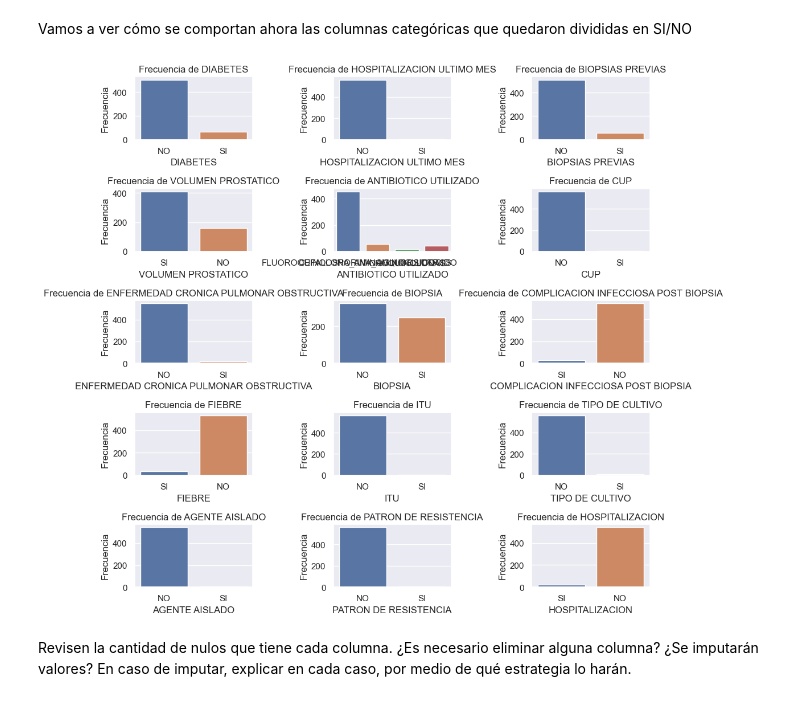
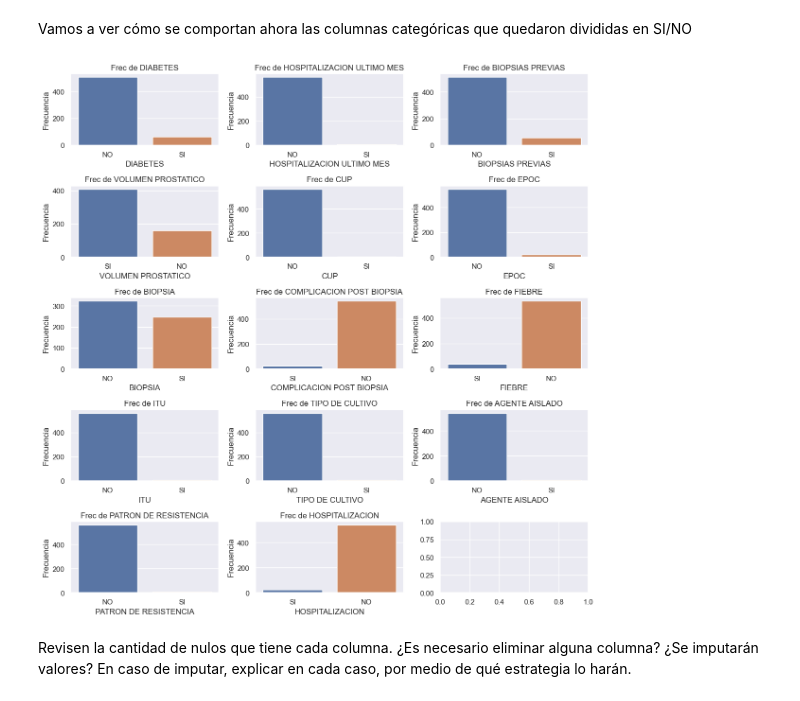
Before and after one commit to Jeremias44/MachineLearningMedicina, a Jupyter notebook: Proyecto_Integrador_2A_Preparacion_de_datos.ipynb, the cells around one changed output. Cells and saved outputs as stored; diff of their text form; code cells hidden in the pictures.

```diff
--- a/Proyecto_Integrador_2A_Preparacion_de_datos.ipynb
+++ b/Proyecto_Integrador_2A_Preparacion_de_datos.ipynb
@@ -24,4 +24,4 @@ from sklearn.preprocessing import OneHotEncoder
 # Importación de los datos
 # %%
 # Importamos el excel como un DataFrame
-Hospital = pd.read_excel(r'C:\Users\Usuario\proyectos PY\SOY HENRY\Bootcamp\M6\Proyecto Integrador\Propuesta 1\HospitalOk.xlsx')
+Hospital = pd.read_excel(r'HospitalOk.xlsx')
@@ -74,3 +109,6 @@ Hospital.loc[Hospital['EDAD'] > 105, 'EDAD'] = Hospital['EDAD'].median()
+# %%
+# Imputamos las edades erróneas con el valor de la media  de ese modo no influirán en ninguna medida
+Hospital.loc[Hospital['EDAD'] > 105, 'EDAD'] = int(round(Hospital['EDAD'].mean()))
 # %% [markdown]
 Si encontraron datos atípicos, ¿Imputarán o eliminarán los valores? Sustentar.
 # %%
@@ -158,13 +196,13 @@ fuertemente binarias, en SI/NO (y conservamos nan)
 HospitalOk = Hospital.copy()
 # %%
 # Reagrupamos valores de 'ENFERMEDAD CRONICA PULMONAR OBSTRUCTIVA' en SI/NO, conservando los nan
-HospitalOk['ENFERMEDAD CRONICA PULMONAR OBSTRUCTIVA'].replace('SI, EPOC', 'SI', inplace=True)
-HospitalOk['ENFERMEDAD CRONICA PULMONAR OBSTRUCTIVA'].replace('SI, ASMA', 'SI', inplace=True)
+HospitalOk['EPOC'].replace('SI, EPOC', 'SI', inplace=True)
+HospitalOk['EPOC'].replace('SI, ASMA', 'SI', inplace=True)
 
 # Verificamos que esté bien dividida en SI/NO y conserve los nan
-print(HospitalOk['ENFERMEDAD CRONICA PULMONAR OBSTRUCTIVA'].unique())
-print(HospitalOk['ENFERMEDAD CRONICA PULMONAR OBSTRUCTIVA'].value_counts())
-print(HospitalOk['ENFERMEDAD CRONICA PULMONAR OBSTRUCTIVA'].count())
-print(HospitalOk['ENFERMEDAD CRONICA PULMONAR OBSTRUCTIVA'].describe())
+print(HospitalOk['EPOC'].unique())
+print(HospitalOk['EPOC'].value_counts())
+print(HospitalOk['EPOC'].count())
+print(HospitalOk['EPOC'].describe())
 # %% [output]
 ['NO' 'SI' nan]
@@ -181,13 +219,13 @@ Name: ENFERMEDAD CRONICA PULMONAR OBSTRUCTIVA, dtype: object
 # %%
 # Reagrupamos valores de 'COMPLICACION INFECCIOSA POST BIOPSIA' en SI/NO, conservando los nan si hubiera
-HospitalOk['COMPLICACION INFECCIOSA POST BIOPSIA'] = np.where(
-    (HospitalOk['COMPLICACION INFECCIOSA POST BIOPSIA'] == 'NO'),
-    'NO', np.where(pd.isnull(HospitalOk['BIOPSIA']), np.nan, 'SI'))
+HospitalOk['COMPLICACION POST BIOPSIA'] = np.where(
+    (HospitalOk['COMPLICACION POST BIOPSIA'] == 'NO'),
+    'NO', np.where(pd.isnull(HospitalOk['COMPLICACION POST BIOPSIA']), np.nan, 'SI'))
 
 # Verificamos que esté bien dividida en SI/NO (no existían nan)
-print(HospitalOk['COMPLICACION INFECCIOSA POST BIOPSIA'].unique())
-print(HospitalOk['COMPLICACION INFECCIOSA POST BIOPSIA'].value_counts())
-print(HospitalOk['COMPLICACION INFECCIOSA POST BIOPSIA'].count())
-print(HospitalOk['COMPLICACION INFECCIOSA POST BIOPSIA'].describe())
+print(HospitalOk['COMPLICACION POST BIOPSIA'].unique())
+print(HospitalOk['COMPLICACION POST BIOPSIA'].value_counts())
+print(HospitalOk['COMPLICACION POST BIOPSIA'].count())
+print(HospitalOk['COMPLICACION POST BIOPSIA'].describe())
 # %% [output]
 ['SI' 'NO']
@@ -324,22 +378,24 @@ memory usage: 80.0+ KB
 # %% [markdown]
 Vamos a ver cómo se comportan ahora las columnas categóricas que quedaron divididas en SI/NO
 # %%
-# Configuración de estilo
-sns.set()
+columnas_categoricas = [
+'DIABETES', 'HOSPITALIZACION ULTIMO MES', 'BIOPSIAS PREVIAS', 'VOLUMEN PROSTATICO', 'CUP',
+'EPOC', 'BIOPSIA', 'COMPLICACION POST BIOPSIA',
+'FIEBRE', 'ITU', 'TIPO DE CULTIVO', 'AGENTE AISLADO',
+'PATRON DE RESISTENCIA', 'HOSPITALIZACION',]
 
 # subplots para cada variable categórica
-fig, axes = plt.subplots(nrows=5, ncols=3, figsize=(10, 10))  # número de filas y columnas, según variables categóricas
+fig, axes = plt.subplots(nrows=5, ncols=3, figsize=(12, 12))  # número de filas y columnas, según variables categóricas
 
 # Gráfico de barras para cada variable categórica
 for i in range(len(columnas_categoricas)):
     sns.countplot(data=HospitalModelado, x=columnas_categoricas[i], ax=axes[i//3, i%3])
-    axes[i//3, i%3].set_title(f'Frecuencia de {columnas_categoricas[i]}')
+    axes[i//3, i%3].set_title(f'Frec de {columnas_categoricas[i]}')
     axes[i//3, i%3].set_ylabel('Frecuencia')
 
-# diseño de los subplots
-plt.tight_layout()
+plt.tight_layout() # diseño de los subplots
 # %% [output]
-[figure, old version]
+[figure, new version]
 # %% [markdown]
 Revisen la cantidad de nulos que tiene cada columna. ¿Es necesario eliminar alguna columna? ¿Se imputarán valores? En caso de imputar, explicar en cada caso, por medio de qué estrategia lo harán.
 # %%
```
Also changed, not shown: parts of 37 cells of this notebook, 7 other files.
